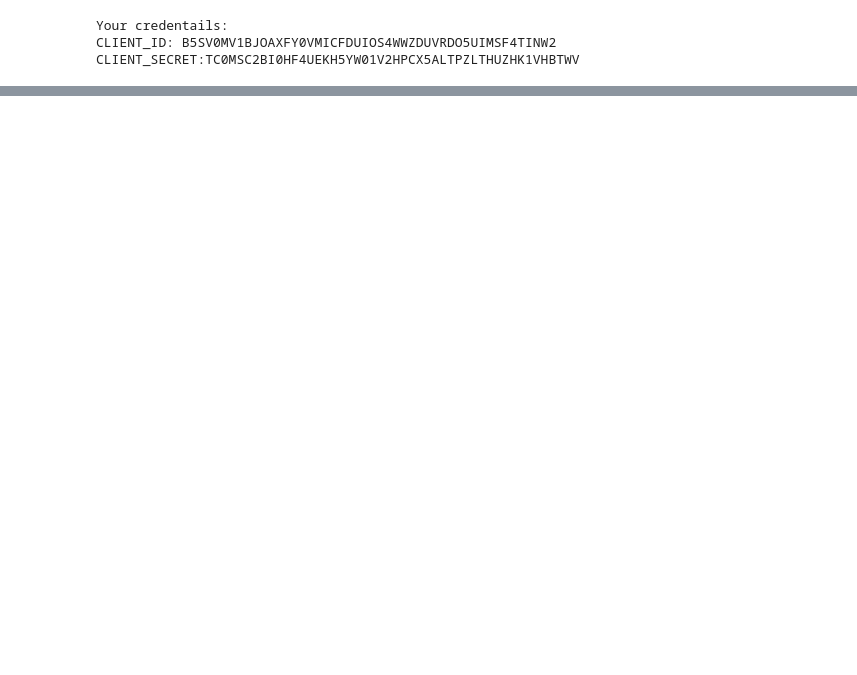
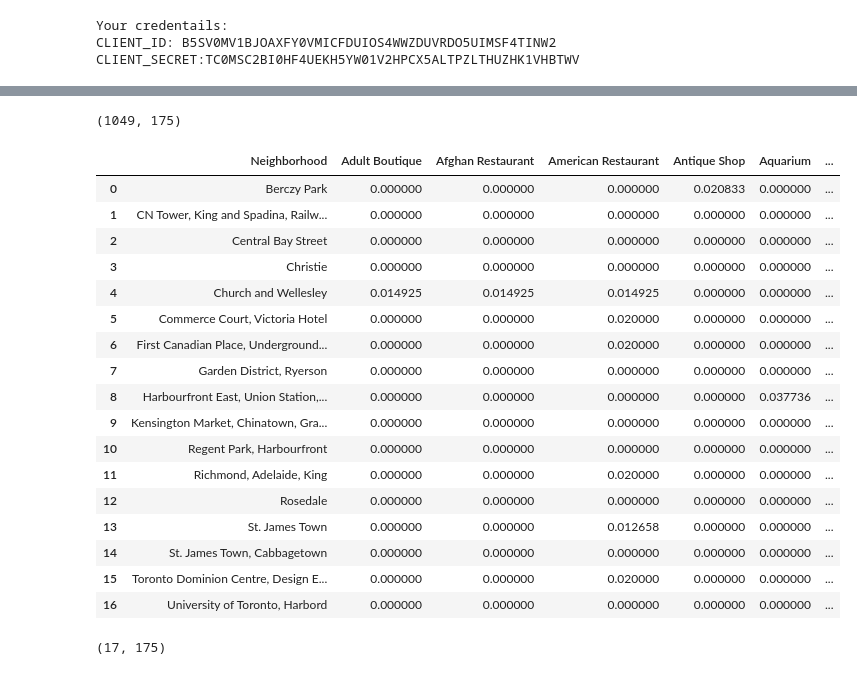
Before and after one commit to wangc8/Coursera_Capstone, a Jupyter notebook: Toronto_Neighborhoods.ipynb, the cells around one changed output, grey strips where cells are left out. Drawn from its saved outputs; the diff is of its cells as text; code cells hidden in the pictures; blank space fills up the shorter version.

```diff
--- a/Toronto_Neighborhoods.ipynb
+++ b/Toronto_Neighborhoods.ipynb
@@ -189,6 +194,6 @@ NYork_data.head()
 # %%
 # create map of Downtown Toronto using latitude and longitude values
-map_NYork = folium.Map(location=[43.7615, -79.4111], zoom_start=11)
+map_NYork = folium.Map(location=[43.65512, -79.36264], zoom_start=11)
 
 # add markers to map
 for lat, lng, label in zip(NYork_data['Latitude'], NYork_data['Longitude'], NYork_data['Neighborhood']):
@@ -284,0 +290,18 @@ SyntaxError: invalid syntax (<ipython-input-38-31434a2ab5d4>, line 1)
+# %%
+#Now we are ready to clean the json and structure it into a pandas dataframe.
+
+venues = results['response']['groups'][0]['items']
+
+nearby_venues = json_normalize(venues) # flatten JSON
+
+# filter columns
+filtered_columns = ['venue.name', 'venue.categories', 'venue.location.lat', 'venue.location.lng']
+nearby_venues =nearby_venues.loc[:, filtered_columns]
+
+# filter the category for each row
+nearby_venues['venue.categories'] = nearby_venues.apply(get_category_type, axis=1)
+
+# clean columns
+nearby_venues.columns = [col.split(".")[-1] for col in nearby_venues.columns]
+
+nearby_venues.head()
@@ -284,0 +361,8 @@ SyntaxError: invalid syntax (<ipython-input-38-31434a2ab5d4>, line 1)
+# %%
+#Now write the code to run the above function on each neighborhood and create a new dataframe called NYork_venues.
+
+NYork_venues = getNearbyVenues(names=NYork_data['Neighborhood'],
+                                   latitudes=NYork_data['Latitude'],
+                                   longitudes=NYork_data['Longitude'],
+                                   radius=500
+                                  )
@@ -284,0 +422,12 @@ SyntaxError: invalid syntax (<ipython-input-38-31434a2ab5d4>, line 1)
+# %%
+# one hot encoding
+NYork_onehot = pd.get_dummies(NYork_venues[['Venue Category']], prefix="", prefix_sep="")
+
+# add neighborhood column back to dataframe
+NYork_onehot['Neighborhood'] = NYork_venues['Neighborhood']
+
+# move neighborhood column to the first column
+fixed_columns = [NYork_onehot.columns[-1]] + list(NYork_onehot.columns[:-1])
+NYorkn_onehot = NYork_onehot[fixed_columns]
+
+NYork_onehot.head()
@@ -284,0 +441,30 @@ SyntaxError: invalid syntax (<ipython-input-38-31434a2ab5d4>, line 1)
+# %%
+NYork_onehot.shape
+# %% [output]
+(1049, 175)
+# %%
+NYork_grouped = NYork_onehot.groupby('Neighborhood').mean().reset_index()
+NYork_grouped
+# %% [output]
+|  | Neighborhood | Adult Boutique | Afghan Restaurant | American Restaurant | Antique Shop | Aquarium | ... |
+| 0 | Berczy Park | 0.000000 | 0.000000 | 0.000000 | 0.020833 | 0.000000 | ... |
+| 1 | CN Tower, King and Spadina, Railw... | 0.000000 | 0.000000 | 0.000000 | 0.000000 | 0.000000 | ... |
+| 2 | Central Bay Street | 0.000000 | 0.000000 | 0.000000 | 0.000000 | 0.000000 | ... |
+| 3 | Christie | 0.000000 | 0.000000 | 0.000000 | 0.000000 | 0.000000 | ... |
+| 4 | Church and Wellesley | 0.014925 | 0.014925 | 0.014925 | 0.000000 | 0.000000 | ... |
+| 5 | Commerce Court, Victoria Hotel | 0.000000 | 0.000000 | 0.020000 | 0.000000 | 0.000000 | ... |
+| 6 | First Canadian Place, Underground... | 0.000000 | 0.000000 | 0.020000 | 0.000000 | 0.000000 | ... |
+| 7 | Garden District, Ryerson | 0.000000 | 0.000000 | 0.000000 | 0.000000 | 0.000000 | ... |
+| 8 | Harbourfront East, Union Station,... | 0.000000 | 0.000000 | 0.000000 | 0.000000 | 0.037736 | ... |
+| 9 | Kensington Market, Chinatown, Gra... | 0.000000 | 0.000000 | 0.000000 | 0.000000 | 0.000000 | ... |
+| 10 | Regent Park, Harbourfront | 0.000000 | 0.000000 | 0.000000 | 0.000000 | 0.000000 | ... |
+| 11 | Richmond, Adelaide, King | 0.000000 | 0.000000 | 0.020000 | 0.000000 | 0.000000 | ... |
+| 12 | Rosedale | 0.000000 | 0.000000 | 0.000000 | 0.000000 | 0.000000 | ... |
+| 13 | St. James Town | 0.000000 | 0.000000 | 0.012658 | 0.000000 | 0.000000 | ... |
+| 14 | St. James Town, Cabbagetown | 0.000000 | 0.000000 | 0.000000 | 0.000000 | 0.000000 | ... |
+| 15 | Toronto Dominion Centre, Design E... | 0.000000 | 0.000000 | 0.020000 | 0.000000 | 0.000000 | ... |
+| 16 | University of Toronto, Harbord | 0.000000 | 0.000000 | 0.000000 | 0.000000 | 0.000000 | ... |
+# %%
+NYork_grouped.shape
+# %% [output]
+(17, 175)
```
Also changed, not shown: parts of 35 cells of this notebook.
